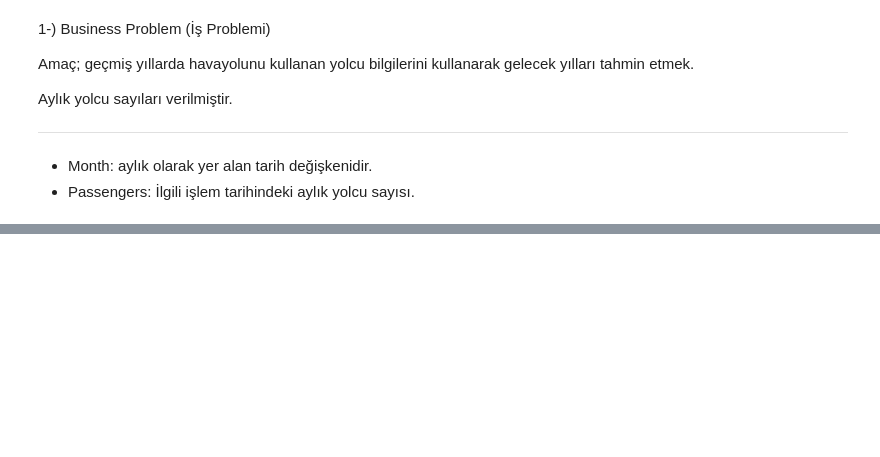
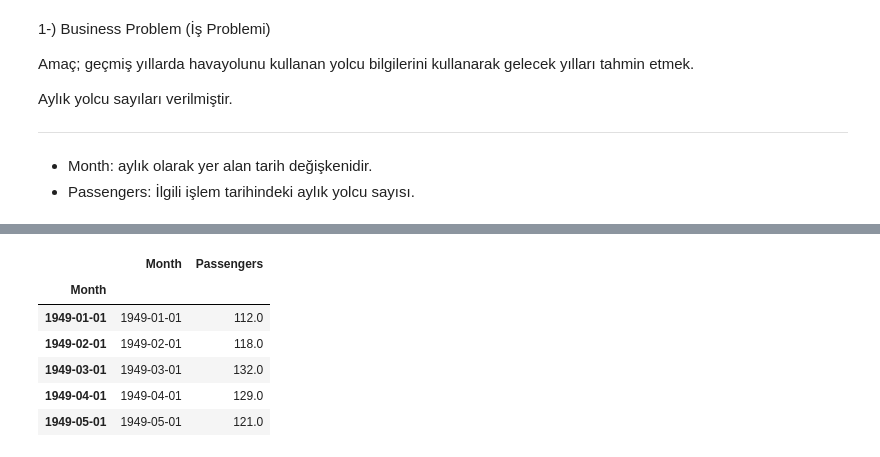
Before and after one commit to giraydorukyurt7/Data_Science-And-Artificial_Intelligence-Journeys, a Jupyter notebook: Deep_Learning/RNN/RNN_Application.ipynb, the cells around one changed output, grey strips where cells are left out. Saved outputs shown, nothing was run; the diff lists cells and outputs as text; code cells hidden in the pictures; blank space fills up the shorter version.

```diff
--- a/Deep_Learning/RNN/RNN_Application.ipynb
+++ b/Deep_Learning/RNN/RNN_Application.ipynb
@@ -77,0 +93,2 @@ WARNING:tensorflow:From C:\Users\Giray\AppData\Local\Temp\ipykernel_18828\910732
+# %%
+df.columns = ["Month","Passengers"]
@@ -77,0 +185,10 @@ WARNING:tensorflow:From C:\Users\Giray\AppData\Local\Temp\ipykernel_18828\910732
+# %%
+df.head()
+# %% [output]
+|  | Month | Passengers |
+| Month |  |  |
+| 1949-01-01 | 1949-01-01 | 112.0 |
+| 1949-02-01 | 1949-02-01 | 118.0 |
+| 1949-03-01 | 1949-03-01 | 132.0 |
+| 1949-04-01 | 1949-04-01 | 129.0 |
+| 1949-05-01 | 1949-05-01 | 121.0 |
```
Also changed, not shown: parts of 47 cells of this notebook.
